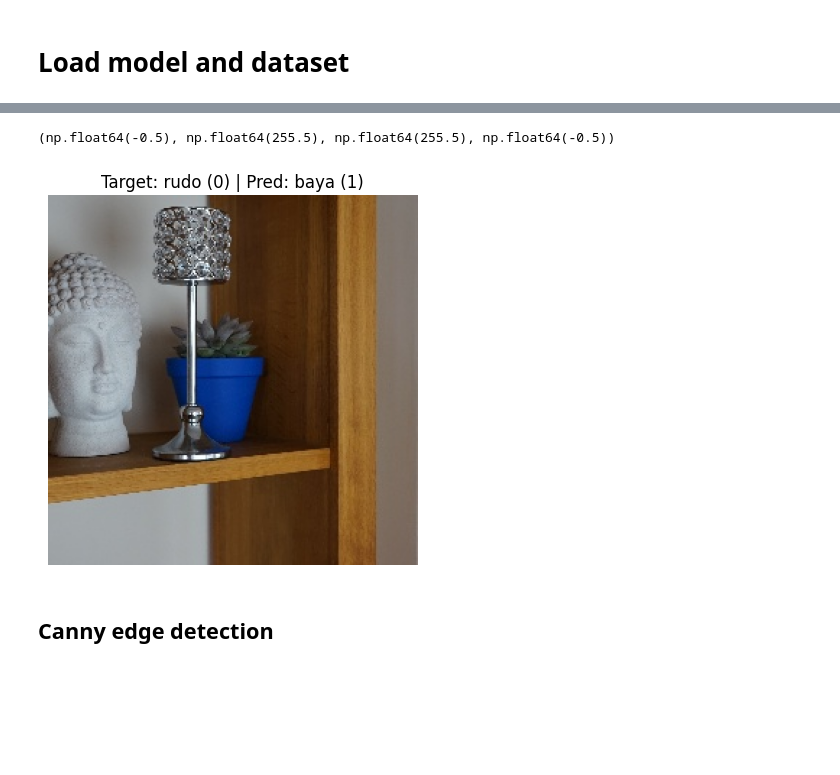
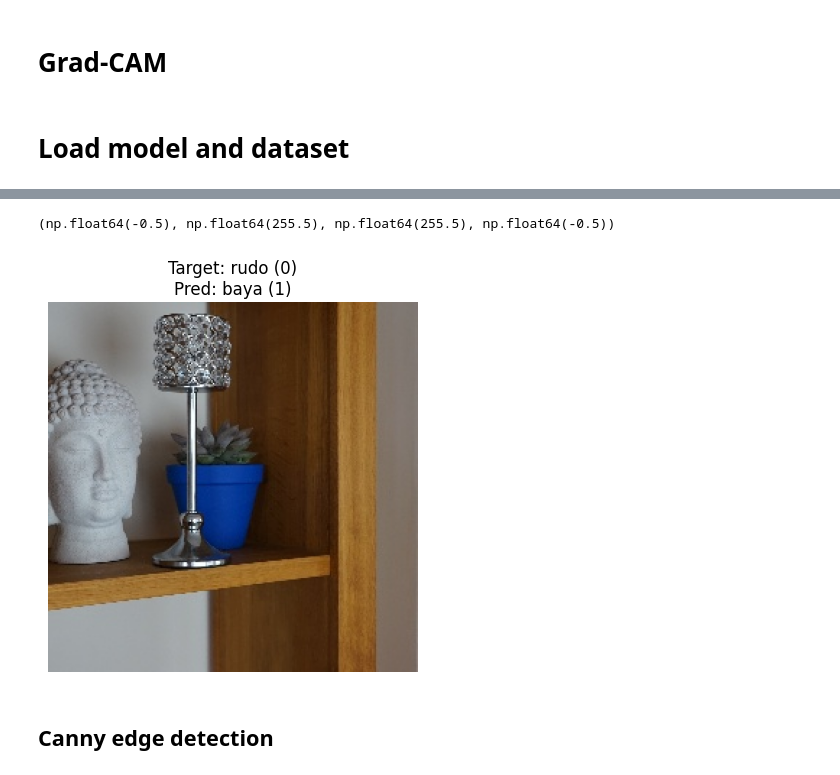
Before and after one commit to a-data-odyssey/XAI-for-CV, a Jupyter notebook: src/gradient/grad-cam.ipynb, the cells around one changed output, grey strips where cells are left out. Drawn from its saved outputs; the diff is of its cells as text; code cells hidden in the pictures; blank space fills up the shorter version.

```diff
--- a/src/gradient/grad-cam.ipynb
+++ b/src/gradient/grad-cam.ipynb
@@ -3,3 +1,5 @@
+# %% [markdown]
+# Grad-CAM
 # %%
 # Imports
 import numpy as np
@@ -25,12 +25,11 @@ from network import CNN
 # Load model and dataset
 # %%
 # Download the model directly from Hugging Face Hub
-model_path = hf_hub_download(repo_id="a-data-odyssey/XAI-for-CV-models",
-                             filename="models/pot_plant_classifier/model.pth")
+model_path = hf_hub_download(repo_id="a-data-odyssey/pot-plant-classifier",
+                             filename="pot-plant-classifier.pth")
 
 # Load the model
-model = CNN()
-model.load_state_dict(torch.load(model_path))
+model = torch.load(model_path, map_location=torch.device('cpu'))
 
 # Set the model to evaluation mode
 device = torch.device('mps' if torch.backends.mps.is_built()
@@ -70,25 +69,25 @@ test_data = ImageDataset(test_paths,num_classes)
 # %%
 # Get random instance
 image, target = test_data.__getitem__(3) # i = 10, 3
 
 # Format target
 target = torch.argmax(target).item()
 target_name = plant_names[target]
 
 # Get prediction
 input = image.unsqueeze(0).to(device)
 output = model(input)
 pred = torch.argmax(output).item()
 pred_name = plant_names[pred]
 
 # Diplay prediction
-rgb_image = image.permute(1,2,0).numpy()
+rgb_image = image.permute(1,2,0).numpy ()
 plt.imshow(rgb_image)
-plt.title(f"Target: {target_name} ({target}) | Pred: {pred_name} ({pred})")
+plt.title(f"Target: {target_name} ({target})\nPred: {pred_name} ({pred})")
 plt.axis('off')
 # %% [output]
 (np.float64(-0.5), np.float64(255.5), np.float64(255.5), np.float64(-0.5))
-[figure, old version]
+[figure, new version]
 # %% [markdown]
 ## Canny edge detection
 # %%
```
Also changed, not shown: parts of 12 cells of this notebook, 1 other file.
